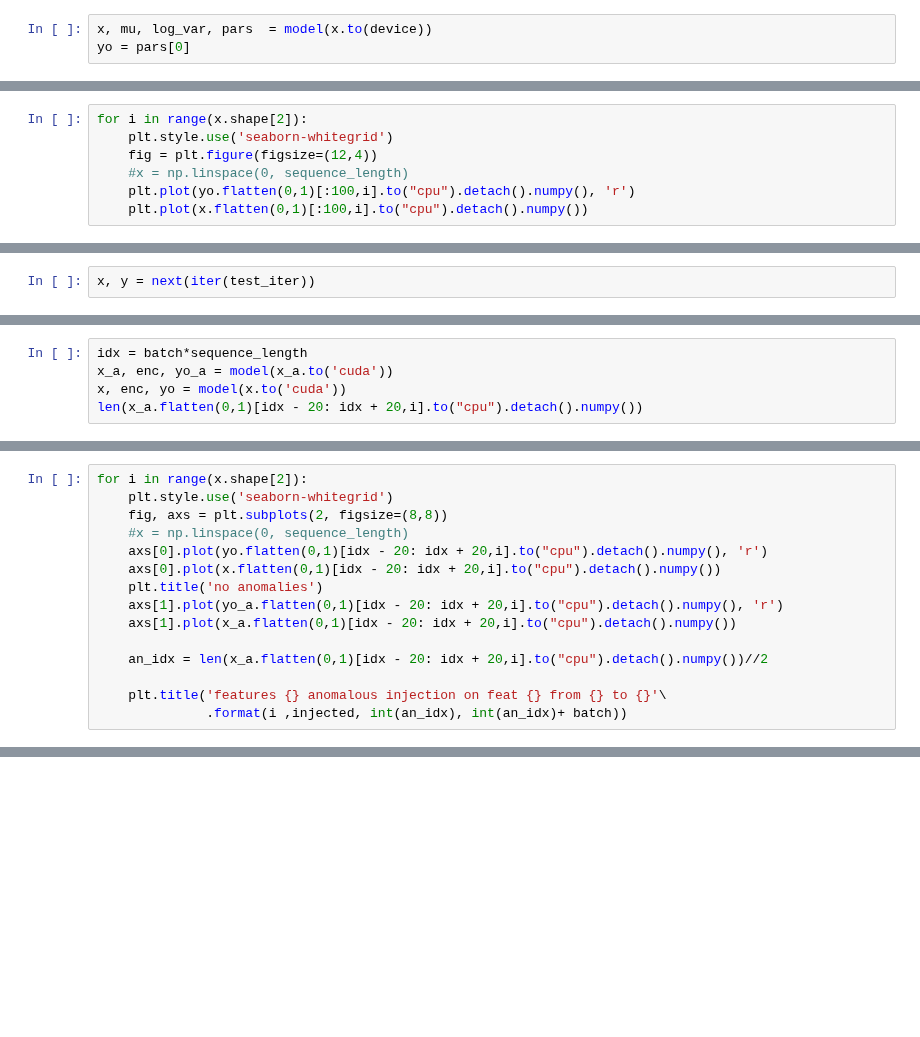
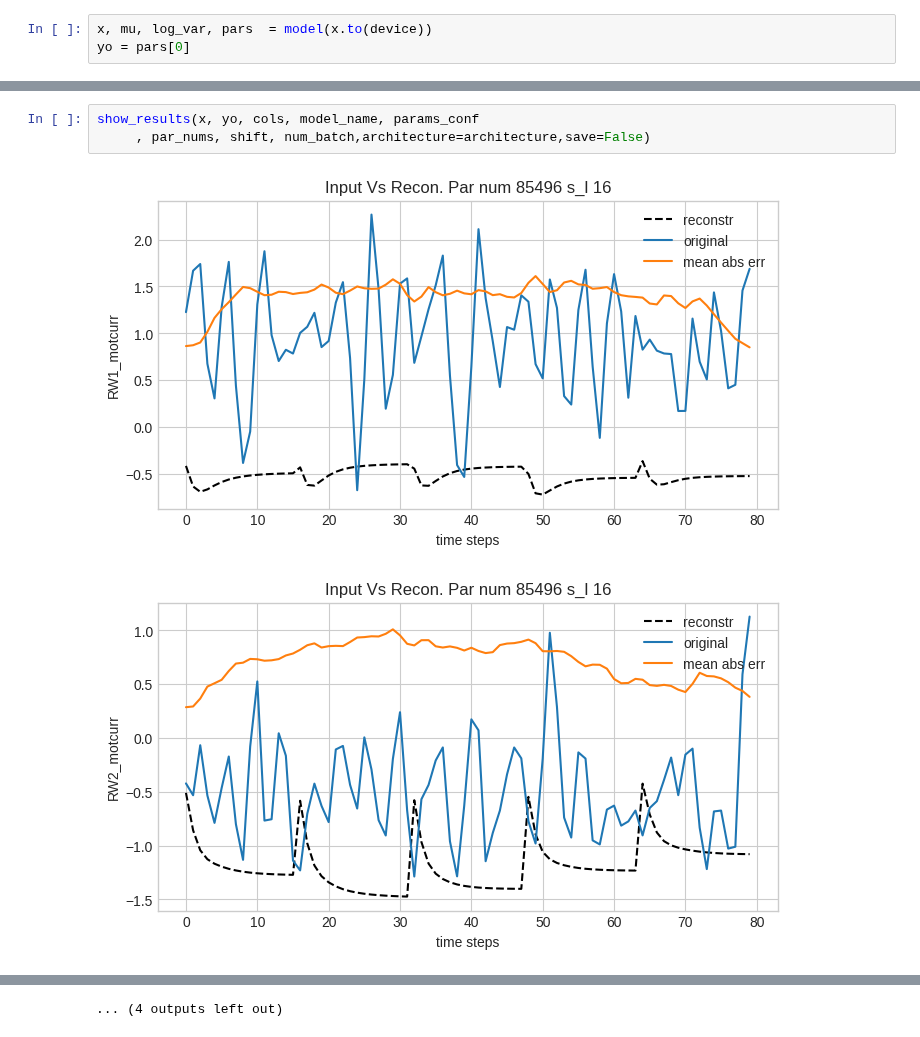
Before and after one commit to robomorelli/anomaly_detection_time_series, a Jupyter notebook: notebook/plot_results_lstm_vae.ipynb, the cells around one changed output, grey strips where cells are left out. Saved outputs shown, nothing was run; the diff lists cells and outputs as text; blank space fills up the shorter version.

```diff
--- a/notebook/plot_results_lstm_vae.ipynb
+++ b/notebook/plot_results_lstm_vae.ipynb
@@ -214,7 +129,0 @@ plt.plot(y[1,:,feat].to("cpu").detach().numpy(), 'y')
-# %%
-for i in range(x.shape[2]):
-    plt.style.use('seaborn-whitegrid')
-    fig = plt.figure(figsize=(12,4))
-    #x = np.linspace(0, sequence_length)
-    plt.plot(yo.flatten(0,1)[:100,i].to("cpu").detach().numpy(), 'r')
-    plt.plot(x.flatten(0,1)[:100,i].to("cpu").detach().numpy())
@@ -228,2 +129,0 @@ for i in range(x.shape[2]):
-# %%
-x, y = next(iter(test_iter))
@@ -259,5 +129,0 @@ original tensor and anomalous are the same on features 3
-# %%
-idx = batch*sequence_length
-x_a, enc, yo_a = model(x_a.to('cuda'))
-x, enc, yo = model(x.to('cuda'))
-len(x_a.flatten(0,1)[idx - 20: idx + 20,i].to("cpu").detach().numpy())
@@ -266,15 +129,0 @@ len(x_a.flatten(0,1)[idx - 20: idx + 20,i].to("cpu").detach().numpy())
-# %%
-for i in range(x.shape[2]):
-    plt.style.use('seaborn-whitegrid')
-    fig, axs = plt.subplots(2, figsize=(8,8))
-    #x = np.linspace(0, sequence_length)
-    axs[0].plot(yo.flatten(0,1)[idx - 20: idx + 20,i].to("cpu").detach().numpy(), 'r')
-    axs[0].plot(x.flatten(0,1)[idx - 20: idx + 20,i].to("cpu").detach().numpy())
-    plt.title('no anomalies')
-    axs[1].plot(yo_a.flatten(0,1)[idx - 20: idx + 20,i].to("cpu").detach().numpy(), 'r')
-    axs[1].plot(x_a.flatten(0,1)[idx - 20: idx + 20,i].to("cpu").detach().numpy())
-
-    an_idx = len(x_a.flatten(0,1)[idx - 20: idx + 20,i].to("cpu").detach().numpy())//2
-
-    plt.title('features {} anomalous injection on feat {} from {} to {}'\
-              .format(i ,injected, int(an_idx), int(an_idx)+ batch))
@@ -285,0 +130,6 @@ for i in range(x.shape[2]):
+# %%
+show_results(x, yo, cols, model_name, params_conf
+     , par_nums, shift, num_batch,architecture=architecture,save=False)
+# %% [output]
+[figure, added]
+[figure, added]
@@ -285,0 +146 @@ for i in range(x.shape[2]):
+... (4 outputs left out)
```
Also changed, not shown: parts of 24 cells of this notebook, 27 other files.
